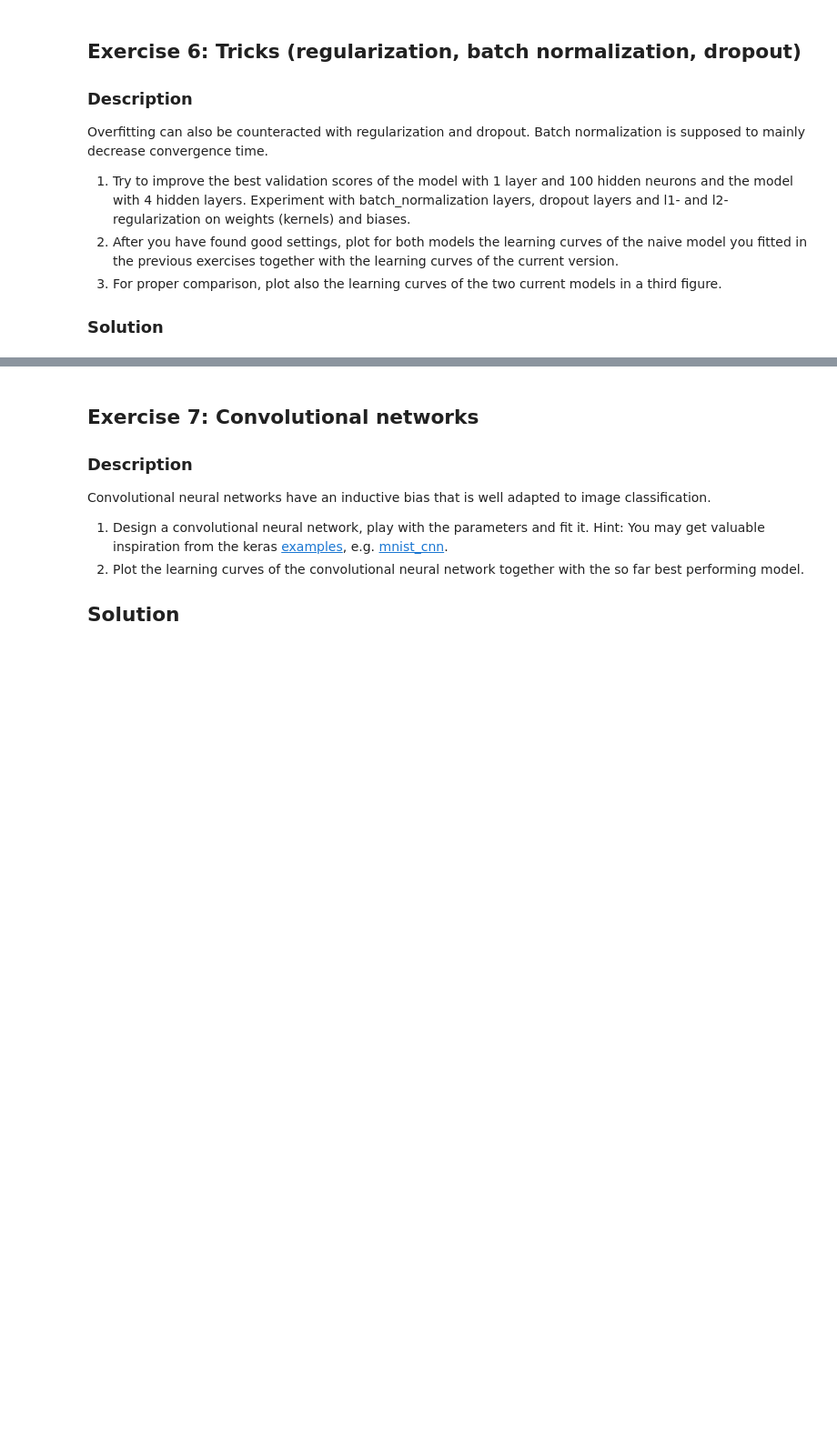
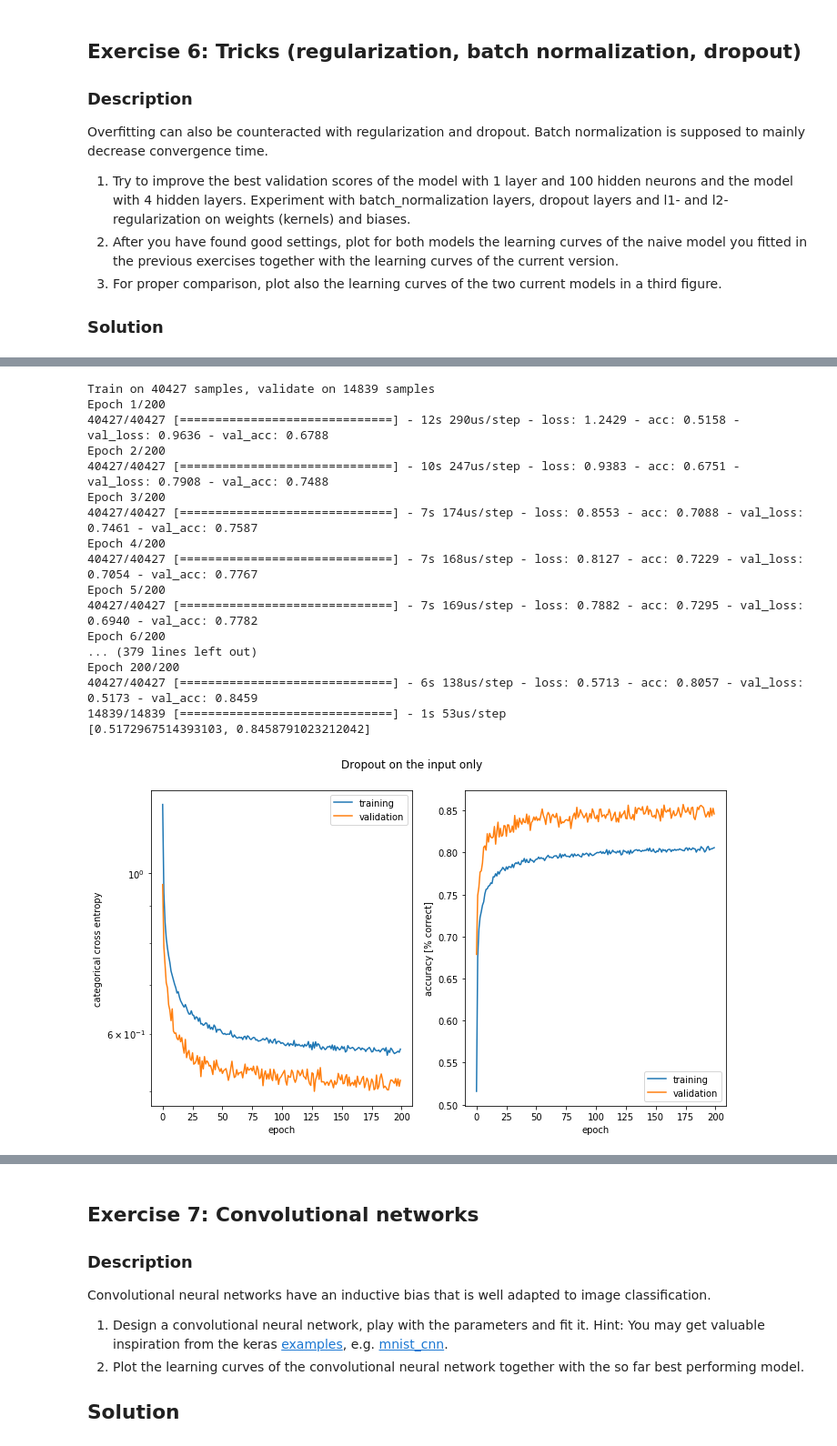
Before and after one commit to adrian-valente/ANN_project1, a Jupyter notebook: miniproject1.ipynb, the cells around one changed output, grey strips where cells are left out. Shown at 91% size. Cells and saved outputs as stored; diff of their text form; code cells hidden in the pictures; blank space fills up the shorter version.

Commit message:
tests q6

```diff
--- a/miniproject1.ipynb
+++ b/miniproject1.ipynb
@@ -968,0 +996,29 @@ Overfitting can also be counteracted with regularization and dropout. Batch norm
+# %%
+# Dropout on the input only
+model1_dropout1 = Sequential()
+model1_dropout1.add(Dropout(0.2, input_shape=(256,)))
+model1_dropout1.add(Dense(100, activation='relu'))
+model1_dropout1.add(Dense(5, activation='softmax'))
+model1_dropout1.compile(loss = 'categorical_crossentropy', optimizer = 'adam', metrics=['accuracy'])
+history_model1_dropout1 = model1_dropout1.fit(x_train, y_train, epochs=200, verbose=1, validation_data=(x_test, y_test))
+print(model1_dropout1.evaluate(x_test, y_test))
+plot_history(history_model1_dropout1, title="Dropout on the input only")
+# %% [output]
+Train on 40427 samples, validate on 14839 samples
+Epoch 1/200
+40427/40427 [==============================] - 12s 290us/step - loss: 1.2429 - acc: 0.5158 - val_loss: 0.9636 - val_acc: 0.6788
+Epoch 2/200
+40427/40427 [==============================] - 10s 247us/step - loss: 0.9383 - acc: 0.6751 - val_loss: 0.7908 - val_acc: 0.7488
+Epoch 3/200
+40427/40427 [==============================] - 7s 174us/step - loss: 0.8553 - acc: 0.7088 - val_loss: 0.7461 - val_acc: 0.7587
+Epoch 4/200
+40427/40427 [==============================] - 7s 168us/step - loss: 0.8127 - acc: 0.7229 - val_loss: 0.7054 - val_acc: 0.7767
+Epoch 5/200
+40427/40427 [==============================] - 7s 169us/step - loss: 0.7882 - acc: 0.7295 - val_loss: 0.6940 - val_acc: 0.7782
+Epoch 6/200
+... (379 lines left out)
+Epoch 200/200
+40427/40427 [==============================] - 6s 138us/step - loss: 0.5713 - acc: 0.8057 - val_loss: 0.5173 - val_acc: 0.8459
+14839/14839 [==============================] - 1s 53us/step
+[0.5172967514393103, 0.8458791023212042]
+[figure, added]
```
Also changed, not shown: parts of 9 cells of this notebook.
